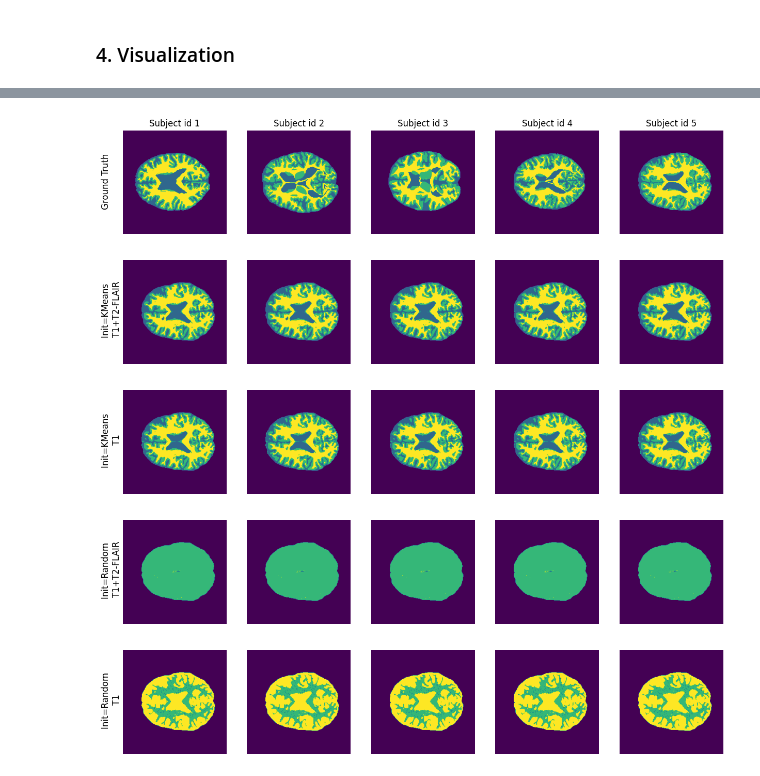
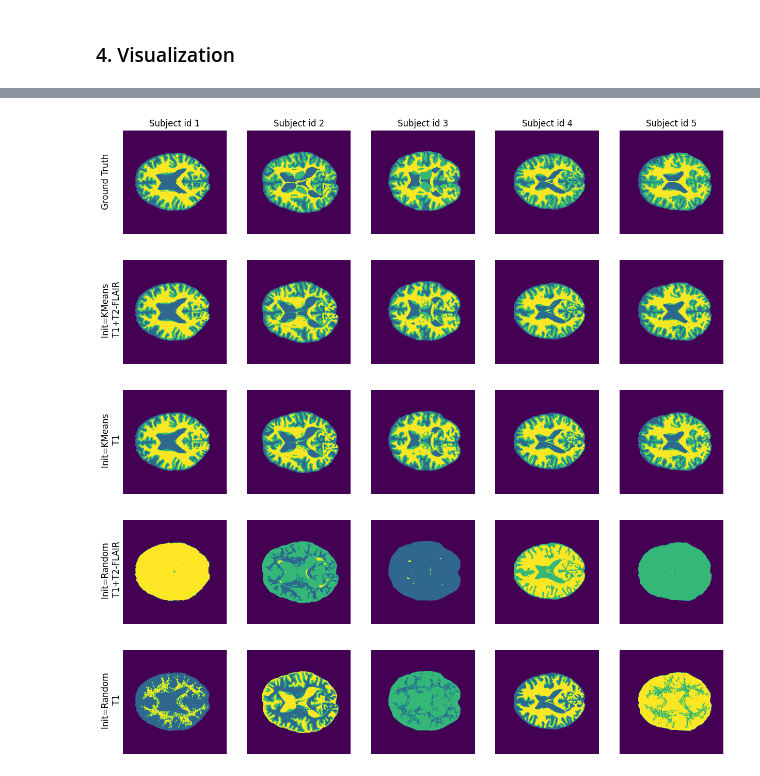
Before and after one commit to abdel-habib/medical-image-segmentation-and-applications, a Jupyter notebook: Lab 2/EM Algorithm Full Implementation.ipynb, the cells around one changed output, grey strips where cells are left out. Saved outputs shown, nothing was run; the diff lists cells and outputs as text; code cells hidden in the pictures.

Commit message:
updated figures and fixed random evaluation results

```diff
--- a/Lab 2/EM Algorithm Full Implementation.ipynb
+++ b/Lab 2/EM Algorithm Full Implementation.ipynb
@@ -1433,7 +1436,8 @@ fig, axes = plt.subplots(1, 5, figsize=(15, 10), sharey=True)
 fig.text(0.11, 0.5, 'Init=KMeans \nT1+T2-FLAIR', va='center', ha='center', rotation='vertical', fontsize=12)
 
 for i in range(0,5):
-    segmentation_result = EM(subject_id, params_init_type='kmeans', modality='multi').fit(n_iterations=10)
+    subject_id = i+1
+    segmentation_result = EM(subject_id, params_init_type='kmeans', modality='multi').fit(n_iterations=20)
     axes[i].imshow(segmentation_result[:,:,25])
     axes[i].axis('off')  # Turn off axis labels
 
@@ -1447,7 +1451,8 @@ fig, axes = plt.subplots(1, 5, figsize=(15, 10), sharey=True)
 fig.text(0.11, 0.5, 'Init=KMeans \nT1', va='center', ha='center', rotation='vertical', fontsize=12)
 
 for i in range(0,5):
-    segmentation_result = EM(subject_id, params_init_type='kmeans', modality='single').fit(n_iterations=10)
+    subject_id = i+1
+    segmentation_result = EM(subject_id, params_init_type='kmeans', modality='single').fit(n_iterations=20)
     axes[i].imshow(segmentation_result[:,:,25])
     axes[i].axis('off')  # Turn off axis labels
 
@@ -1461,7 +1466,8 @@ fig, axes = plt.subplots(1, 5, figsize=(15, 10), sharey=True)
 fig.text(0.11, 0.5, 'Init=Random \nT1+T2-FLAIR', va='center', ha='center', rotation='vertical', fontsize=12)
 
 for i in range(0,5):
-    segmentation_result = EM(subject_id, params_init_type='random', modality='multi').fit(n_iterations=5)
+    subject_id = i+1
+    segmentation_result = EM(subject_id, params_init_type='random', modality='multi').fit(n_iterations=20)
     axes[i].imshow(segmentation_result[:,:,25])
     axes[i].axis('off')  # Turn off axis labels
 
@@ -1475,7 +1481,8 @@ fig, axes = plt.subplots(1, 5, figsize=(15, 10), sharey=True)
 fig.text(0.11, 0.5, 'Init=Random \nT1', va='center', ha='center', rotation='vertical', fontsize=12)
 
 for i in range(0,5):
-    segmentation_result = EM(subject_id, params_init_type='random', modality='single').fit(n_iterations=5)
+    subject_id = i+1
+    segmentation_result = EM(subject_id, params_init_type='random', modality='single').fit(n_iterations=20)
     axes[i].imshow(segmentation_result[:,:,25])
     axes[i].axis('off')  # Turn off axis labels
 
@@ -1499,8 +1506,8 @@ To hide this warning and not correct the labels, set `correct_labels` to False w
  `correct_pred_labels` function modifies the labels based on prior knowledge for only the 5 subjects, and not standardised to all brain tissue segmentation
  mask labels. It is not mandatory to correct the prediction labels, as it is implemented for this specific task and it is performed on the segmented result of the algorithm.
 To hide this warning and not correct the labels, set `correct_labels` to False while fitting.
 [figure]
-[figure, old version]
+[figure, new version]
-[figure, old version]
+[figure, new version]
-[figure, old version]
+[figure, new version]
-[figure, old version]
+[figure, new version]
```
Also changed, not shown: parts of 27 cells of this notebook, 3 other files.
